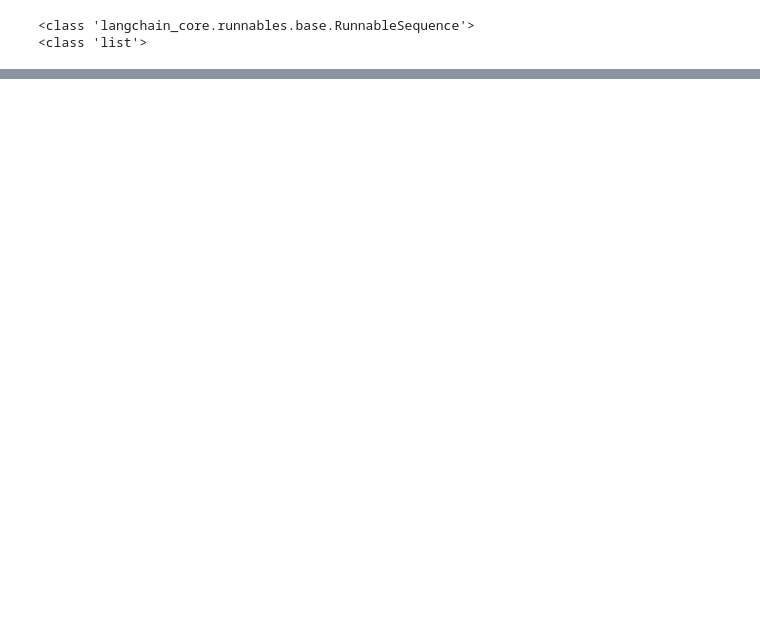
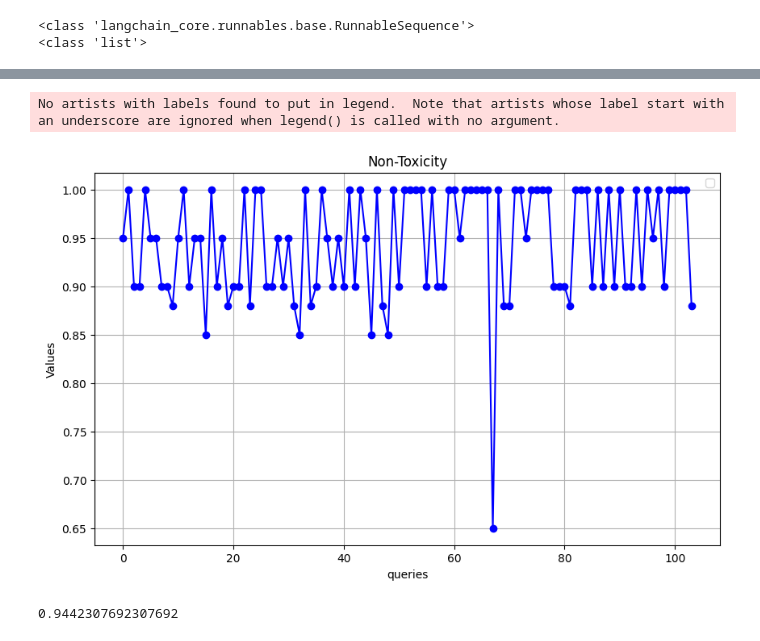
Before and after one commit to Boukchab-Dhiaeddine/RAG-testing, a Jupyter notebook: langfuse.ipynb, the cells around one changed output, grey strips where cells are left out. Cells and saved outputs as stored; diff of their text form; code cells hidden in the pictures; blank space fills up the shorter version.

```diff
--- a/langfuse.ipynb
+++ b/langfuse.ipynb
@@ -1205,0 +452,19 @@ plt.show()
+# %%
+import json
+
+# Load JSON data from file
+with open('data.json', 'r') as file:
+    data = json.load(file)
+
+QA = data['questions']
+ground_truths = []
+
+# Iterate through the list and print each question and answer
+for item in QA:
+    for key, value in item.items():
+        if key=="answer" :
+            ground_truths.append(value)
+
+# Print the results
+print(ground_truths)
+print(len(ground_truths))
@@ -1205,0 +1049,38 @@ plt.show()
+# %%
+import matplotlib.pyplot as plt
+
+# Liste des valeurs à tracer
+values = toxicity_scores
+
+# Création d'une liste pour les indices x (0, 1, 2, ..., len(values)-1)
+x_values = range(len(values))
+
+# Transformation des valeurs pour l'affichage
+transformed_values = [ 1-value for value in values]
+
+# Création de la figure et des axes
+plt.figure(figsize=(10, 6))
+
+# Tracer la courbe avec les valeurs transformées
+plt.plot(x_values, transformed_values, marker='o', linestyle='-', color='b')
+
+# Ajouter des titres et labels
+plt.title('Non-Toxicity')
+plt.xlabel('queries')
+plt.ylabel('Values')
+
+# Ajouter une légende
+plt.legend()
+
+# Afficher la grille
+plt.grid(True)
+
+# Afficher le graphique
+plt.show()
+# %% [output]
+No artists with labels found to put in legend.  Note that artists whose label start with an underscore are ignored when legend() is called with no argument.
+[figure, added]
+# %%
+print(1-sum(toxicity_scores)/104)
+# %% [output]
+0.9442307692307692
```
Also changed, not shown: parts of 52 cells of this notebook, 5 other files.
